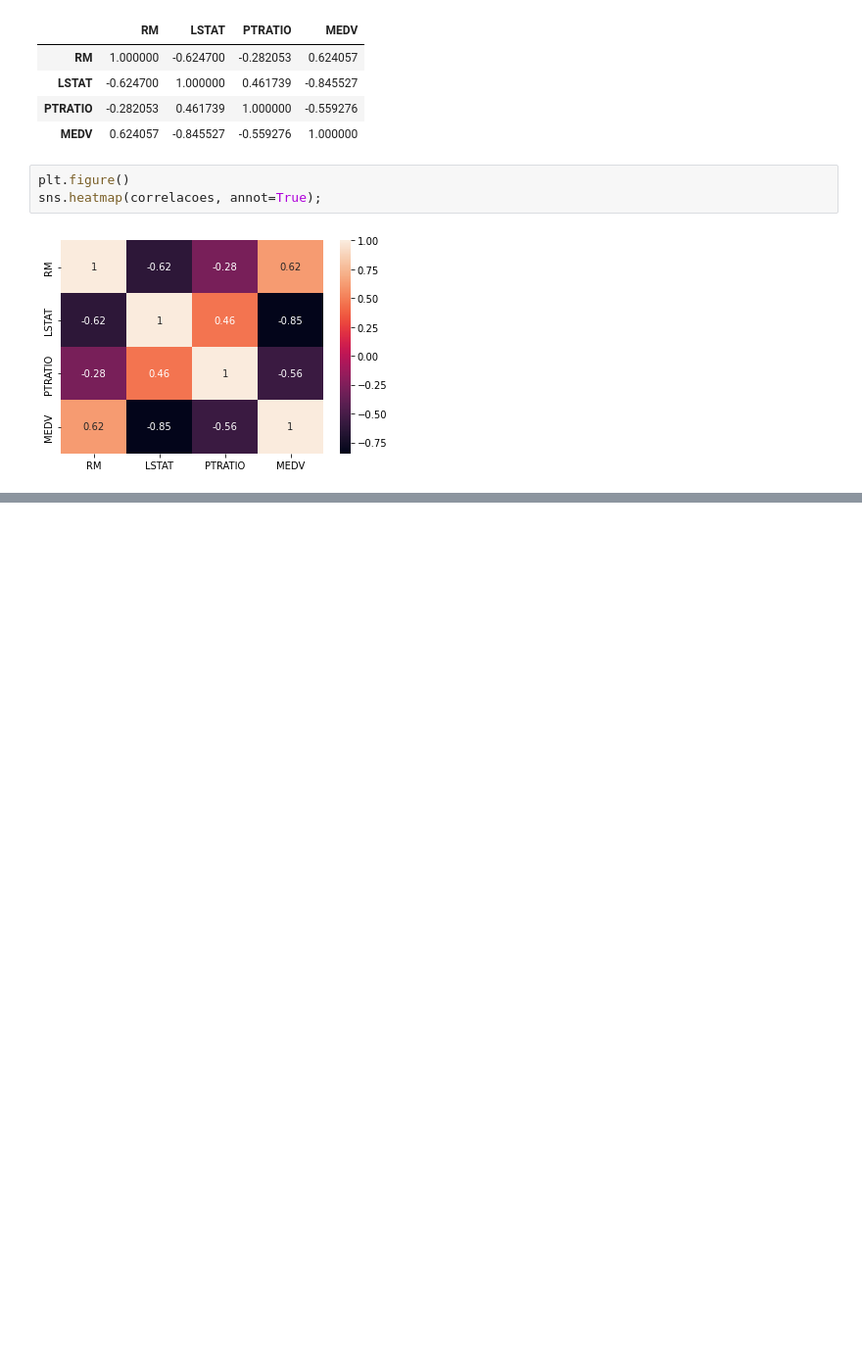
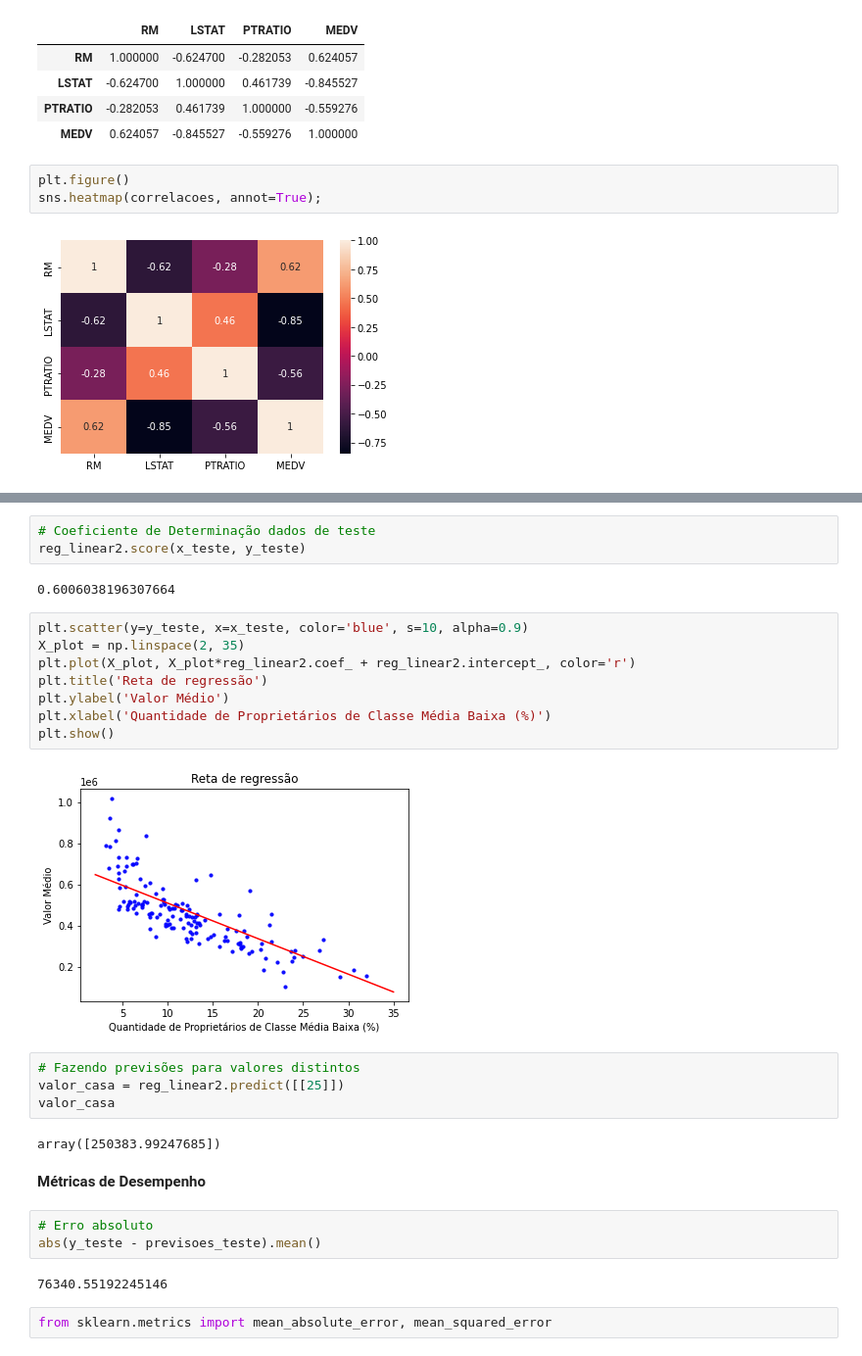
Before and after one commit to JessicaPortilio/Machine_Learning_Python, a Jupyter notebook: AprendizadoSupervisionado_Regressao/AprendizadoSupervisionado_Regressao.ipynb, the cells around one changed output, grey strips where cells are left out. Shown at 98% size. Saved outputs shown, nothing was run; the diff lists cells and outputs as text; blank space fills up the shorter version.

```diff
--- a/AprendizadoSupervisionado_Regressao/AprendizadoSupervisionado_Regressao.ipynb
+++ b/AprendizadoSupervisionado_Regressao/AprendizadoSupervisionado_Regressao.ipynb
@@ -396,0 +735,30 @@ sns.heatmap(correlacoes, annot=True);
+# %%
+# Coeficiente de Determinação dados de teste
+reg_linear2.score(x_teste, y_teste)
+# %% [output]
+0.6006038196307664
+# %%
+plt.scatter(y=y_teste, x=x_teste, color='blue', s=10, alpha=0.9)
+X_plot = np.linspace(2, 35)
+plt.plot(X_plot, X_plot*reg_linear2.coef_ + reg_linear2.intercept_, color='r')
+plt.title('Reta de regressão')
+plt.ylabel('Valor Médio')
+plt.xlabel('Quantidade de Proprietários de Classe Média Baixa (%)')
+plt.show()
+# %% [output]
+[figure, added]
+# %%
+# Fazendo previsões para valores distintos
+valor_casa = reg_linear2.predict([[25]])
+valor_casa
+# %% [output]
+array([250383.99247685])
+# %% [markdown]
+**Métricas de Desempenho**
+# %%
+# Erro absoluto
+abs(y_teste - previsoes_teste).mean()
+# %% [output]
+76340.55192245146
+# %%
+from sklearn.metrics import mean_absolute_error, mean_squared_error
```
Also changed, not shown: parts of 89 cells of this notebook.
